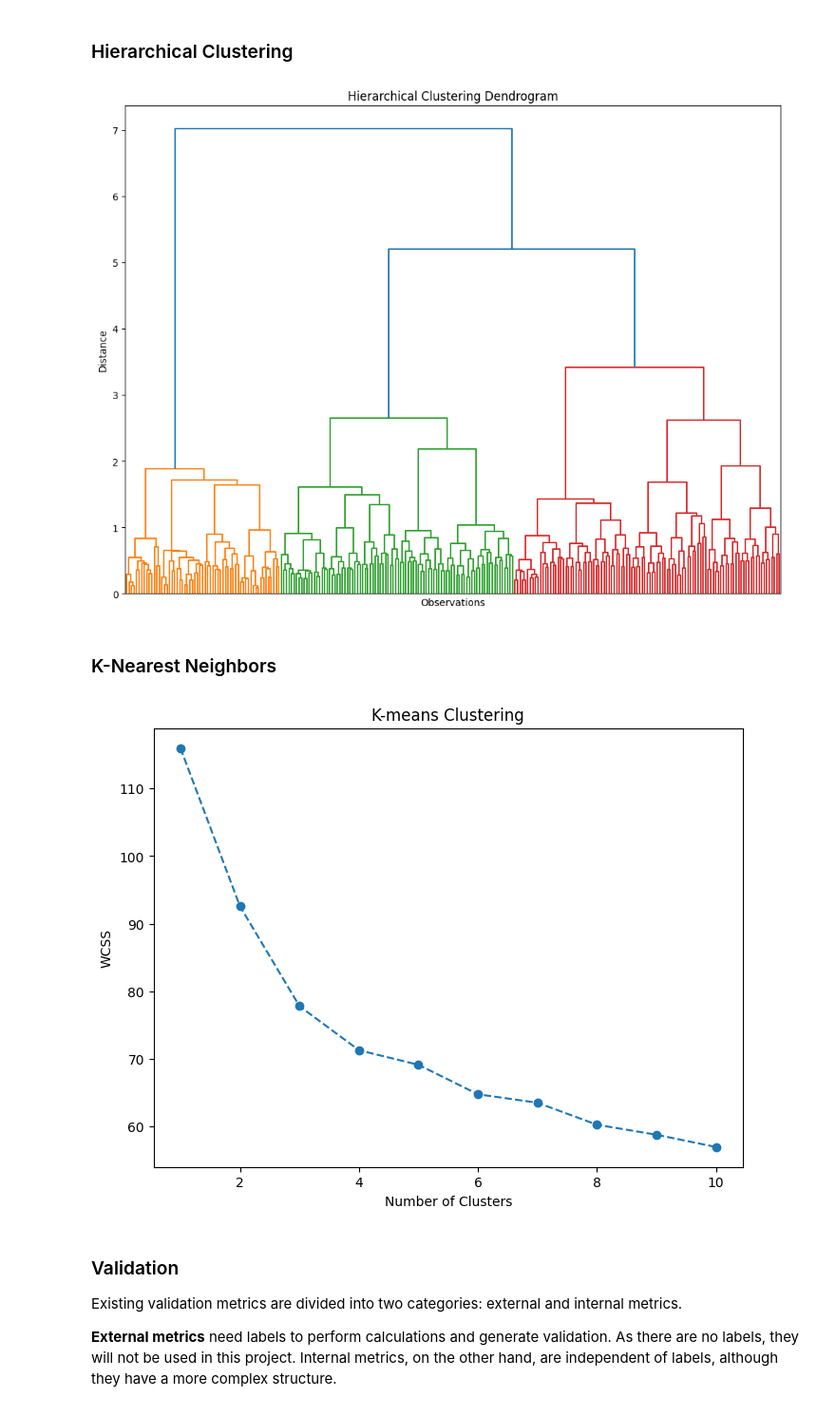
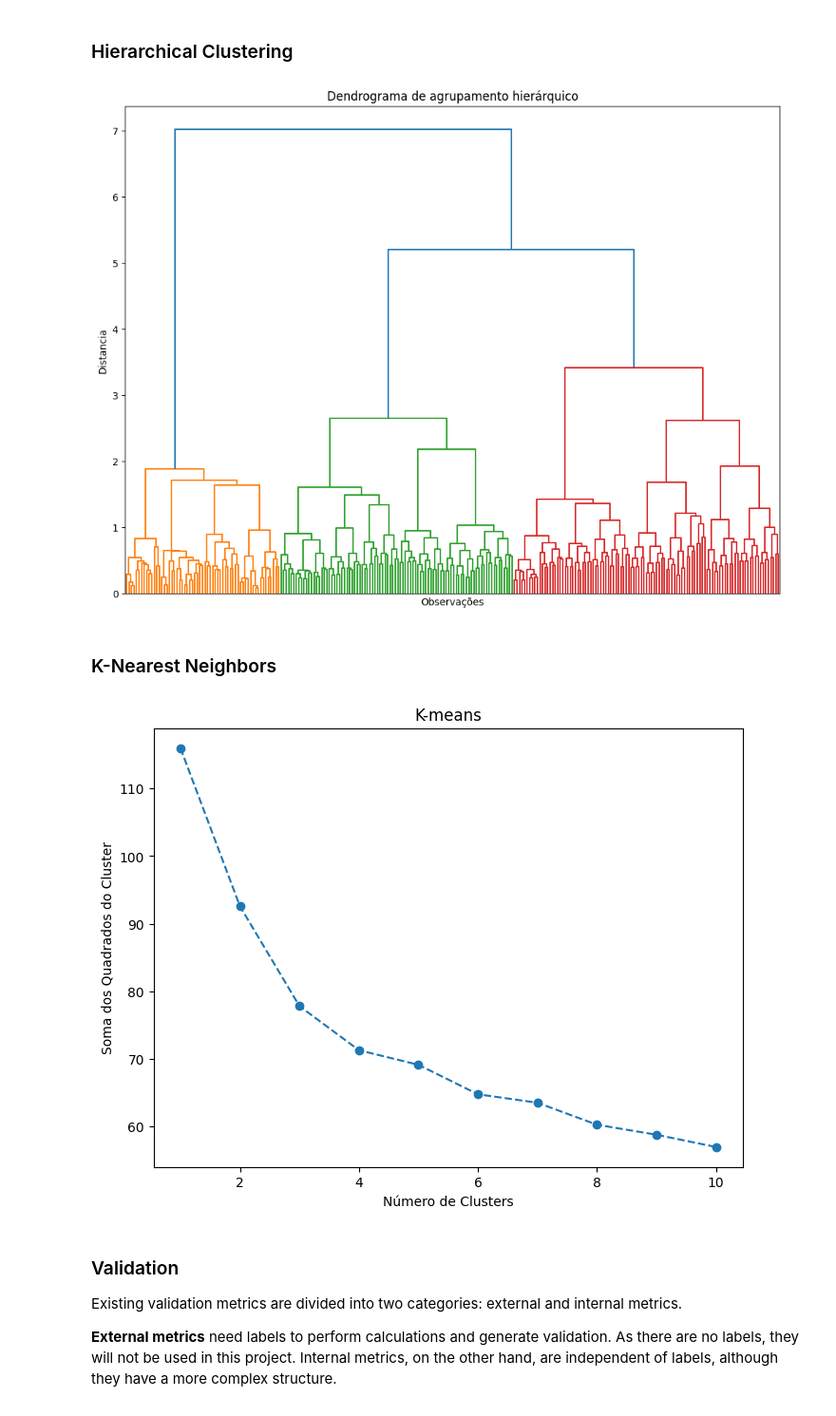
Before and after one commit to pathilink/MBA_USP-Esalq_TCC, a Jupyter notebook: notebook/findex_clustering_financial.ipynb, the cells around one changed output. Shown at 95% size. Cells and saved outputs as stored; diff of their text form; code cells hidden in the pictures.

Commit message:
add graphs

```diff
--- a/notebook/findex_clustering_financial.ipynb
+++ b/notebook/findex_clustering_financial.ipynb
@@ -144,9 +271,9 @@ hier_clust = linkage(values, method = 'ward')
 # We truncate the dendrogram for better readability. The level p shows only the last p merged clusters
 # We also omit showing the labels for each point.
 plt.figure(figsize = (12,9))
-plt.title('Hierarchical Clustering Dendrogram')
-plt.xlabel('Observations')
-plt.ylabel('Distance')
+plt.title('Dendrograma de agrupamento hierárquico')
+plt.xlabel('Observações')
+plt.ylabel('Distancia')
 dendrogram(hier_clust,
            truncate_mode = 'level',
            p = 8,
@@ -154,7 +281,7 @@ dendrogram(hier_clust,
            no_labels = True)
 plt.show()
 # %% [output]
-[figure, old version]
+[figure, new version]
 # %% [markdown]
 ### K-Nearest Neighbors
 # %%
@@ -169,15 +296,15 @@ for i in range(1,11):
 # %%
 # Plot the Within Cluster Sum of Squares for the different number of clusters.
 # From this plot we choose the number of clusters.
 # We look for a kink in the graphic, after which the descent of wcss isn't as pronounced.
 plt.figure(figsize = (8,6))
 plt.plot(range(1, 11), wcss, marker = 'o', linestyle = '--')
-plt.xlabel('Number of Clusters')
-plt.ylabel('WCSS') # Soma de quadrados dentro do cluster
-plt.title('K-means Clustering')
+plt.xlabel('Número de Clusters')
+plt.ylabel('Soma dos Quadrados do Cluster') # Soma dos quadrados dentro do cluster
+plt.title('K-means')
 plt.show()
 # %% [output]
-[figure, old version]
+[figure, new version]
 # %%
 # the data was not partitioned between training and test because there is no target variable
 
```
Also changed, not shown: parts of 7 cells of this notebook.
